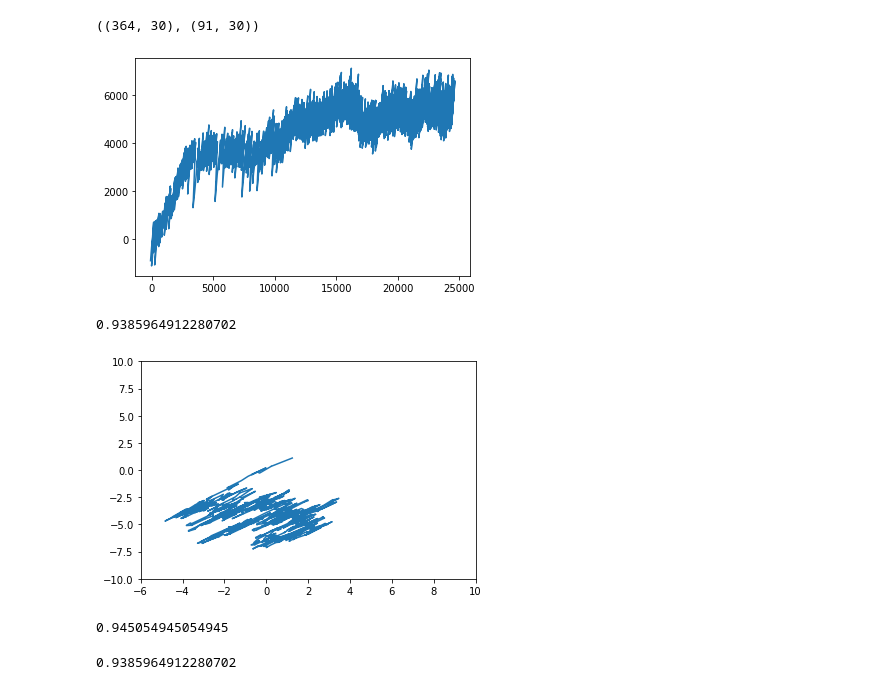
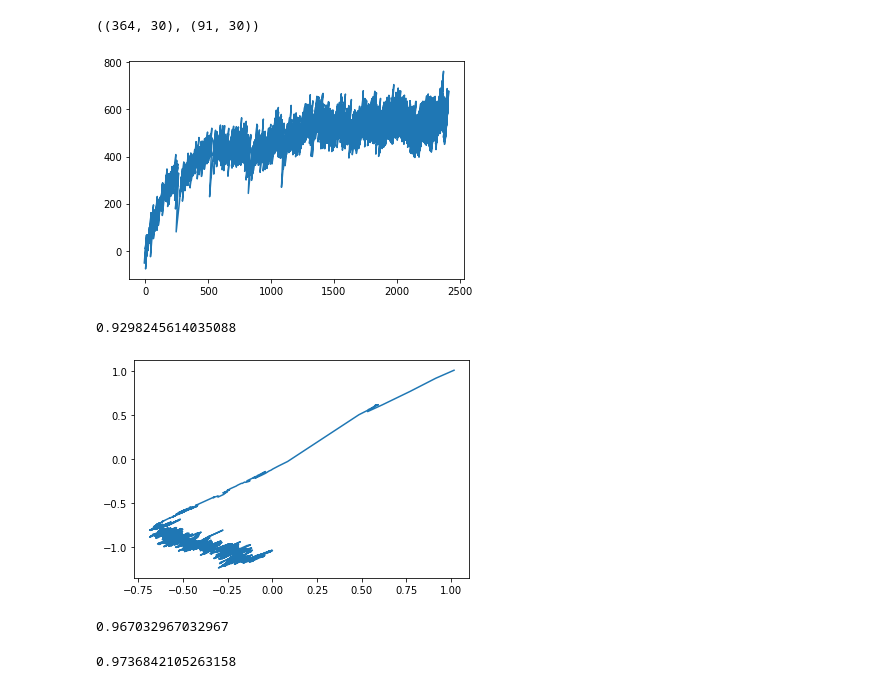
Before and after one commit to jiukeem/deeplearning_from_scratch, a Jupyter notebook: normalization.ipynb, the cells around one changed output. Drawn from its saved outputs; the diff is of its cells as text; code cells hidden in the pictures.

```diff
--- a/normalization.ipynb
+++ b/normalization.ipynb
@@ -23,11 +23,12 @@ train_std = np.std(x_train, axis=0)
 x_train_scaled = (x_train - train_mean) / train_std
 # %%
 class SingleLayer:
-  def __init__(self):
+  def __init__(self, learning_rate=0.1):
     self.w = None
     self.b = None
     self.cost_history = []
     self.w_history = []
+    self.lr = learning_rate
 
   def initialization(self, x):
     self.w = np.ones(x.shape[1]) # 이렇게 설정하면 (1, nx) 일지 (nx, 1) 일지 어떻게 알지?
@@ -61,8 +62,8 @@ class SingleLayer:
       for i in index:
         a = self.forward_prop(x[i])
         dw, db = self.backward_prop(x[i], y[i], a)
-        self.w -= dw
-        self.b -= db
+        self.w -= dw * self.lr
+        self.b -= db * self.lr
         loss += self.calcul_loss(a, y[i])
         self.w_history.append(self.w.copy())
       self.cost_history.append(loss / x.shape[0])
@@ -90,33 +91,31 @@ plt.show()
 
 # normalization 을 하지 않은 경우
 # %% [output]
-[figure, old version]
+[figure, new version]
 # %%
 layer.score(x_test, y_test)
 # %% [output]
-0.9385964912280702
+0.9298245614035088
 # %%
 layer2 = SingleLayer()
 layer2.fit(x_train_scaled, y_train)
 # %%
 w2 = []
 w3 = []
 for w in layer2.w_history:
   w2.append(w[2])
   w3.append(w[3])
 plt.plot(w2, w3)
-plt.ylim(-10, 10)
-plt.xlim(-6, 10)
 plt.show()
 # %% [output]
-[figure, old version]
+[figure, new version]
 # %%
 x_val_scaled = (x_val - train_mean) / train_std
 layer2.score(x_val_scaled, y_val)
 # %% [output]
-0.945054945054945
+0.967032967032967
 # %%
 x_test_scaled = (x_test - train_mean) / train_std
 layer2.score(x_test_scaled, y_test)
 # %% [output]
-0.9385964912280702
+0.9736842105263158
```
